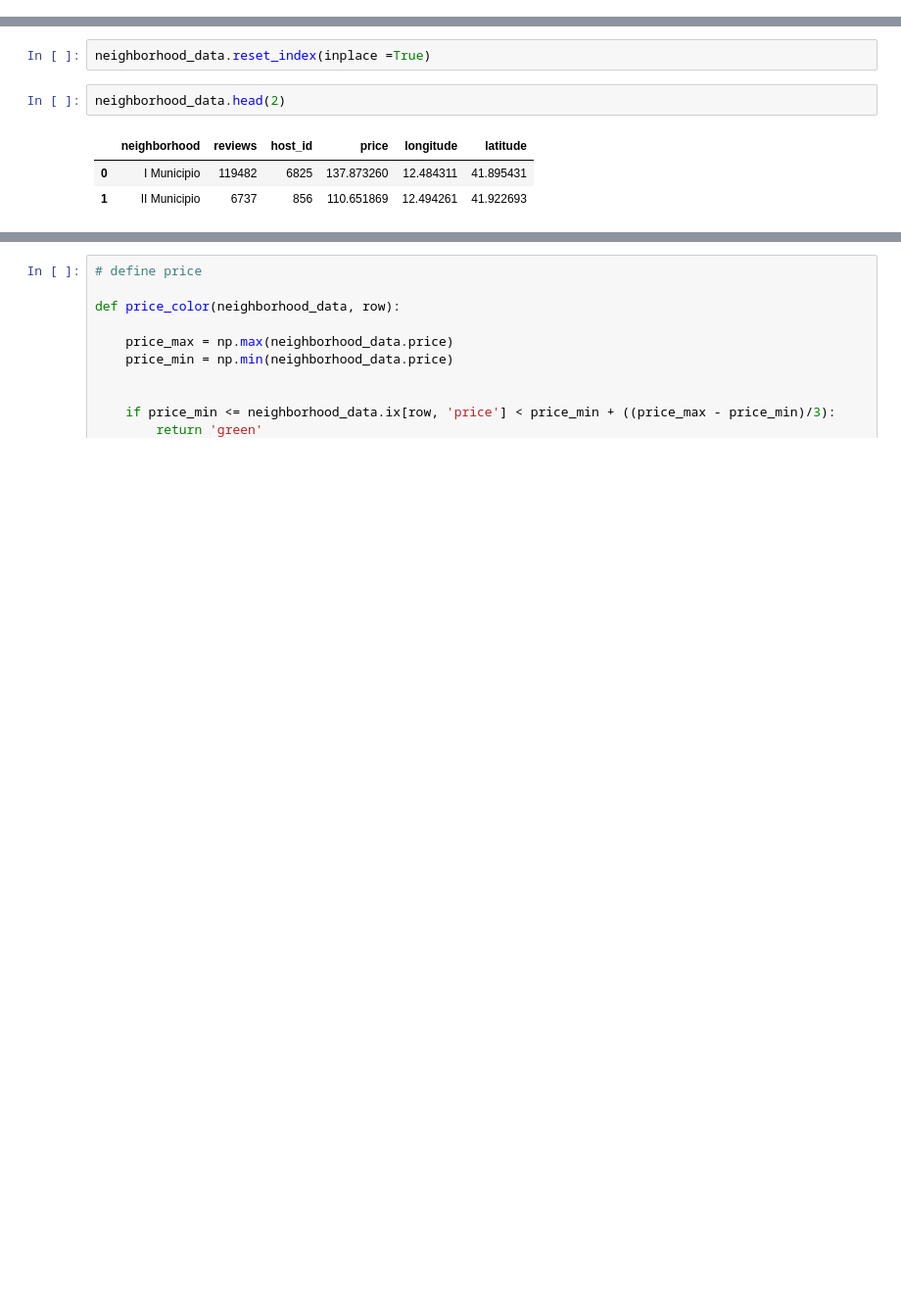
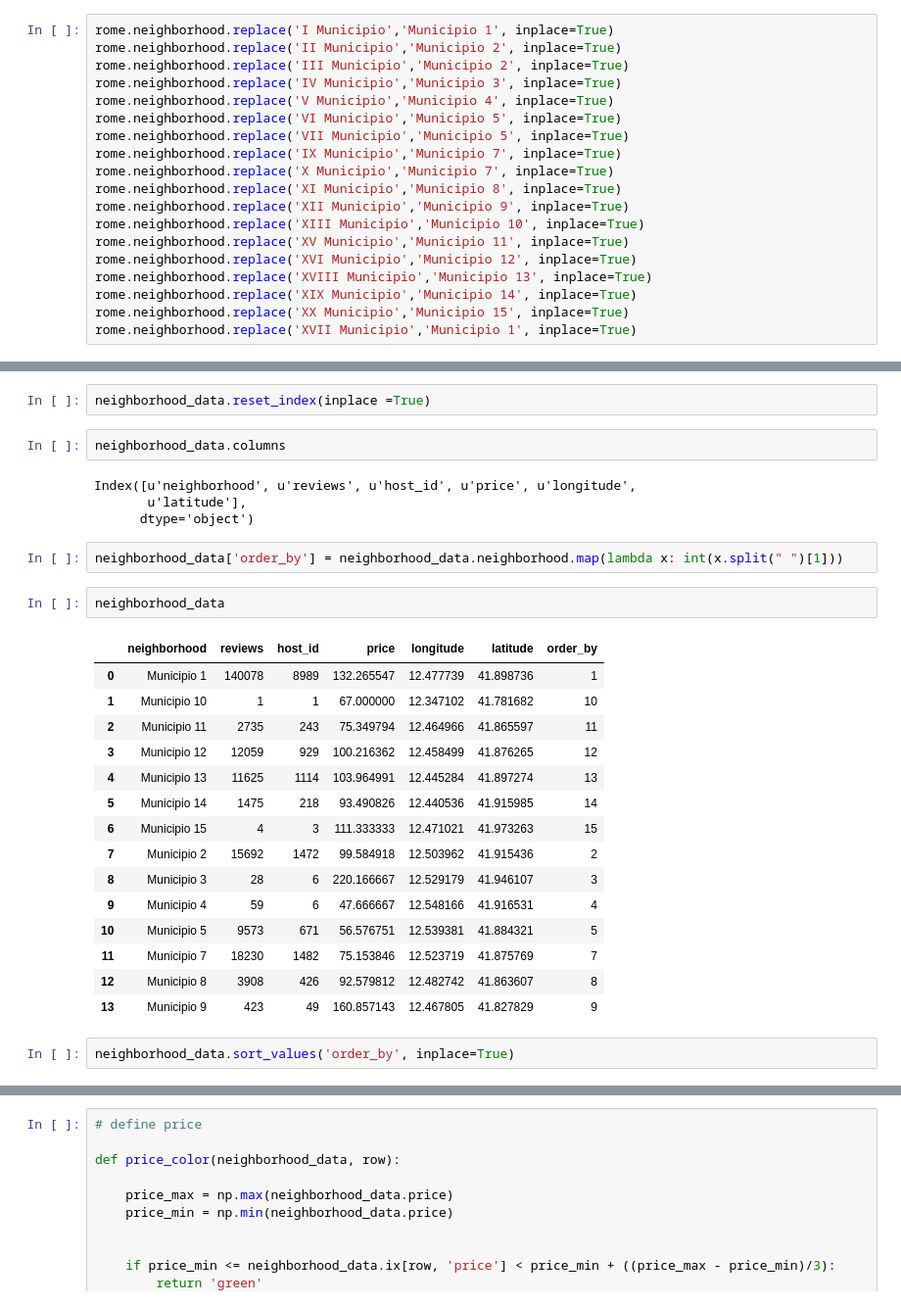
Before and after one commit to Jyojha/DS_Projects, a Jupyter notebook: Airbnb_Data_Munging_Rome.ipynb, the cells around one changed output, grey strips where cells are left out. Shown at 98% size. Drawn from its saved outputs; the diff is of its cells as text; blank space fills up the shorter version.

```diff
--- a/Airbnb_Data_Munging_Rome.ipynb
+++ b/Airbnb_Data_Munging_Rome.ipynb
@@ -66,0 +89,19 @@ rome.bathrooms.fillna(method='bfill',inplace=True)
+# %%
+rome.neighborhood.replace('I Municipio','Municipio 1', inplace=True)
+rome.neighborhood.replace('II Municipio','Municipio 2', inplace=True)
+rome.neighborhood.replace('III Municipio','Municipio 2', inplace=True)
+rome.neighborhood.replace('IV Municipio','Municipio 3', inplace=True)
+rome.neighborhood.replace('V Municipio','Municipio 4', inplace=True)
+rome.neighborhood.replace('VI Municipio','Municipio 5', inplace=True)
+rome.neighborhood.replace('VII Municipio','Municipio 5', inplace=True)
+rome.neighborhood.replace('IX Municipio','Municipio 7', inplace=True)
+rome.neighborhood.replace('X Municipio','Municipio 7', inplace=True)
+rome.neighborhood.replace('XI Municipio','Municipio 8', inplace=True)
+rome.neighborhood.replace('XII Municipio','Municipio 9', inplace=True)
+rome.neighborhood.replace('XIII Municipio','Municipio 10', inplace=True)
+rome.neighborhood.replace('XV Municipio','Municipio 11', inplace=True)
+rome.neighborhood.replace('XVI Municipio','Municipio 12', inplace=True)
+rome.neighborhood.replace('XVIII Municipio','Municipio 13', inplace=True)
+rome.neighborhood.replace('XIX Municipio','Municipio 14', inplace=True)
+rome.neighborhood.replace('XX Municipio','Municipio 15', inplace=True)
+rome.neighborhood.replace('XVII Municipio','Municipio 1', inplace=True)
@@ -141,8 +212,30 @@ neighborhood_data = pd.DataFrame(rome.groupby('neighborhood').agg({'host_id':'co
 # %%
 neighborhood_data.reset_index(inplace =True)
+# %%
+neighborhood_data.columns
+# %% [output]
+Index([u'neighborhood', u'reviews', u'host_id', u'price', u'longitude',
+       u'latitude'],
+      dtype='object')
+# %%
+neighborhood_data['order_by'] = neighborhood_data.neighborhood.map(lambda x: int(x.split(" ")[1]))
 # %%
-neighborhood_data.head(2)
+neighborhood_data
 # %% [output]
-|  | neighborhood | reviews | host_id | price | longitude | latitude |
-| 0 | I Municipio | 119482 | 6825 | 137.873260 | 12.484311 | 41.895431 |
-| 1 | II Municipio | 6737 | 856 | 110.651869 | 12.494261 | 41.922693 |
+|  | neighborhood | reviews | host_id | price | longitude | latitude | order_by |
+| 0 | Municipio 1 | 140078 | 8989 | 132.265547 | 12.477739 | 41.898736 | 1 |
+| 1 | Municipio 10 | 1 | 1 | 67.000000 | 12.347102 | 41.781682 | 10 |
+| 2 | Municipio 11 | 2735 | 243 | 75.349794 | 12.464966 | 41.865597 | 11 |
+| 3 | Municipio 12 | 12059 | 929 | 100.216362 | 12.458499 | 41.876265 | 12 |
+| 4 | Municipio 13 | 11625 | 1114 | 103.964991 | 12.445284 | 41.897274 | 13 |
+| 5 | Municipio 14 | 1475 | 218 | 93.490826 | 12.440536 | 41.915985 | 14 |
+| 6 | Municipio 15 | 4 | 3 | 111.333333 | 12.471021 | 41.973263 | 15 |
+| 7 | Municipio 2 | 15692 | 1472 | 99.584918 | 12.503962 | 41.915436 | 2 |
+| 8 | Municipio 3 | 28 | 6 | 220.166667 | 12.529179 | 41.946107 | 3 |
+| 9 | Municipio 4 | 59 | 6 | 47.666667 | 12.548166 | 41.916531 | 4 |
+| 10 | Municipio 5 | 9573 | 671 | 56.576751 | 12.539381 | 41.884321 | 5 |
+| 11 | Municipio 7 | 18230 | 1482 | 75.153846 | 12.523719 | 41.875769 | 7 |
+| 12 | Municipio 8 | 3908 | 426 | 92.579812 | 12.482742 | 41.863607 | 8 |
+| 13 | Municipio 9 | 423 | 49 | 160.857143 | 12.467805 | 41.827829 | 9 |
+# %%
+neighborhood_data.sort_values('order_by', inplace=True)
```
Also changed, not shown: parts of 69 cells of this notebook.
